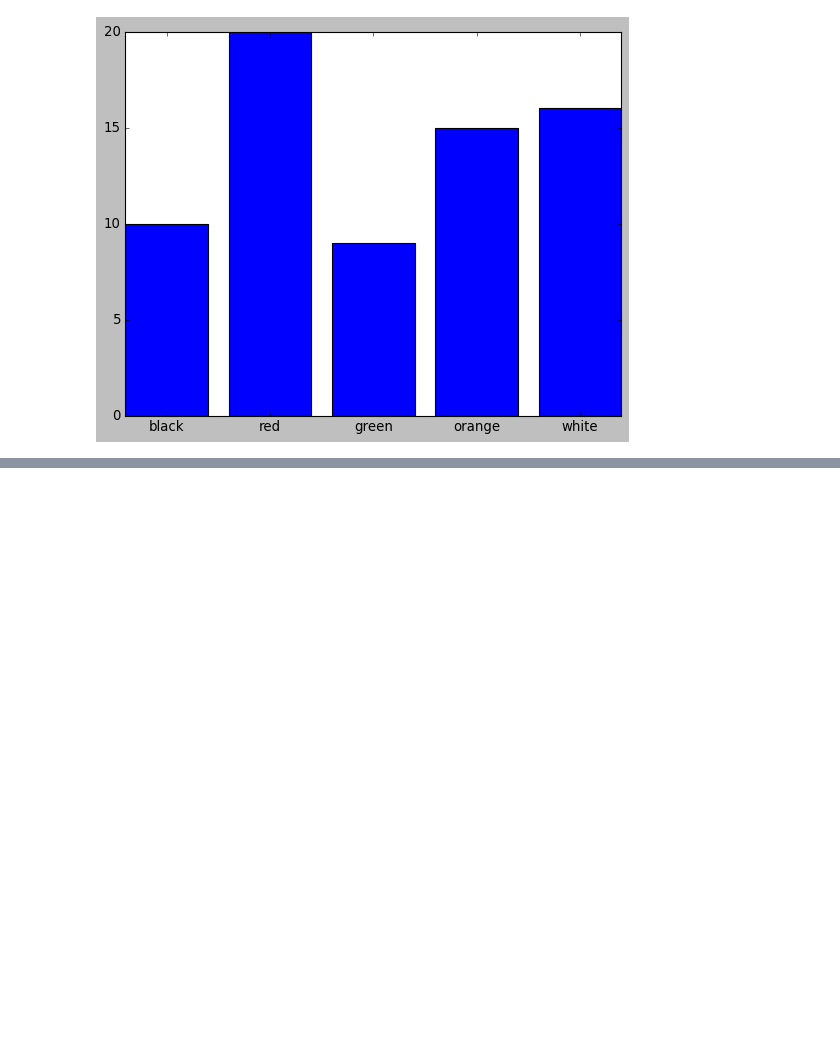
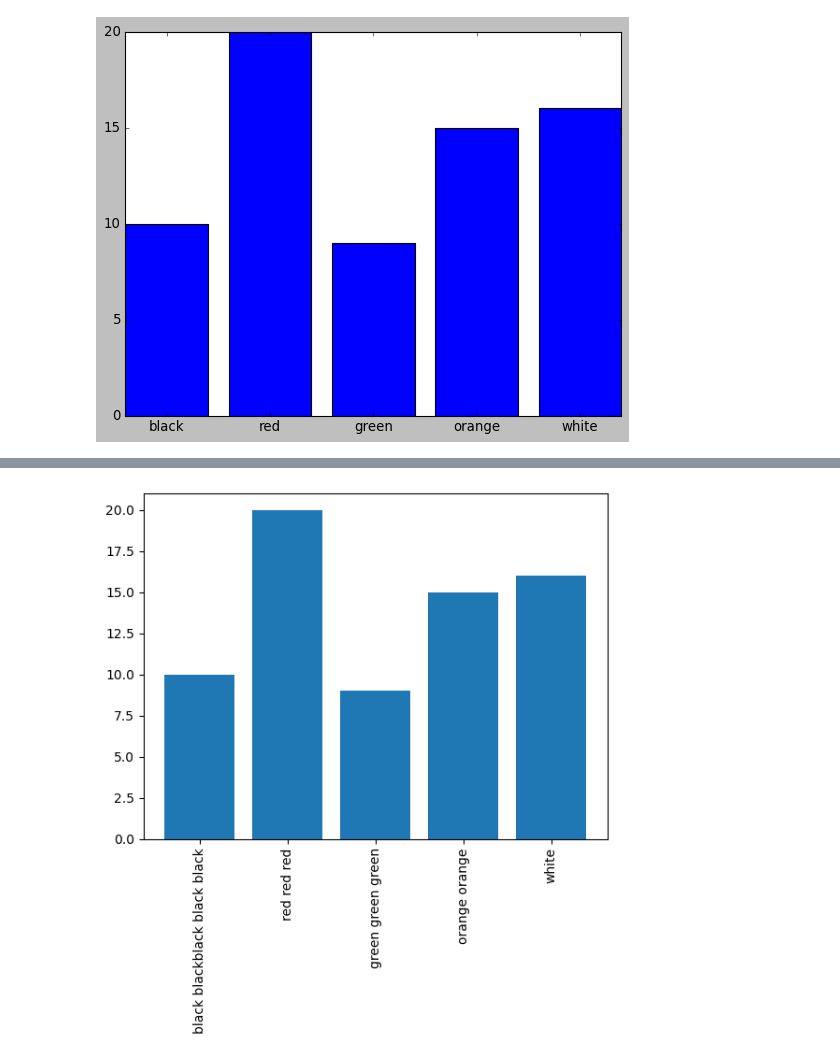
Before and after one commit to EthicalCoder96/Matplotlib, a Jupyter notebook: Basic2.ipynb, the cells around one changed output, grey strips where cells are left out. Cells and saved outputs as stored; diff of their text form; code cells hidden in the pictures; blank space fills up the shorter version.

```diff
--- a/Basic2.ipynb
+++ b/Basic2.ipynb
@@ -170,0 +203,10 @@ plt.show()
+# %%
+ybar = [10,20,9,15,16]
+# Text get overlapped
+xbar = ['black blackblack black black','red red red','green green green','orange orange','white']
+plt.bar(xbar,ybar)
+# Use rotation to avoid overlapping
+plt.xticks(rotation='vertical')
+plt.show()
+# %% [output]
+[figure, added]
```
Also changed, not shown: parts of 13 cells of this notebook, 1 other file.
